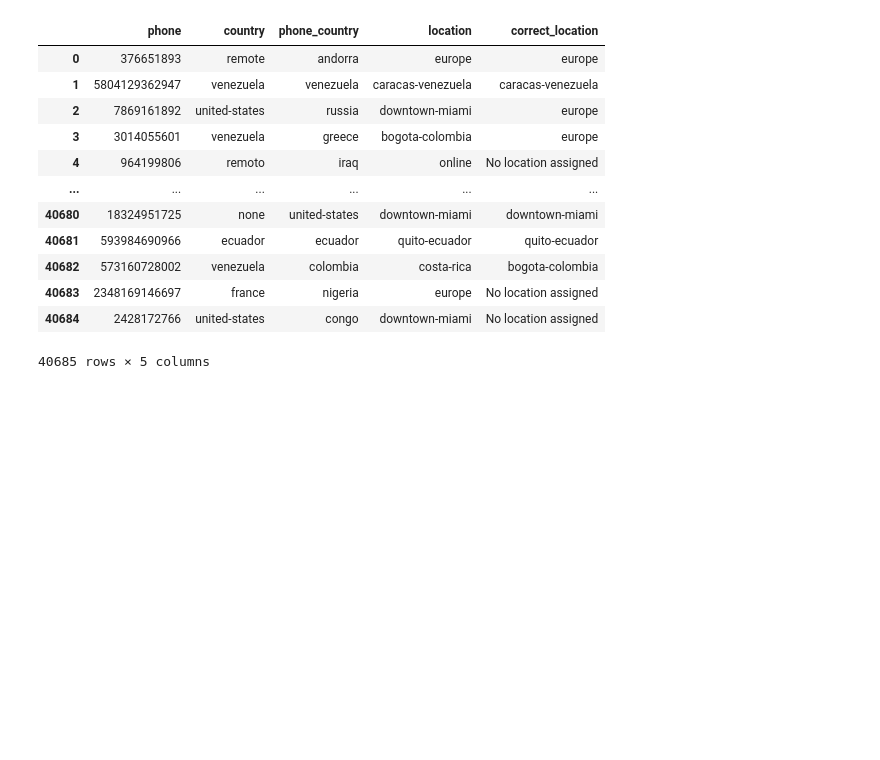
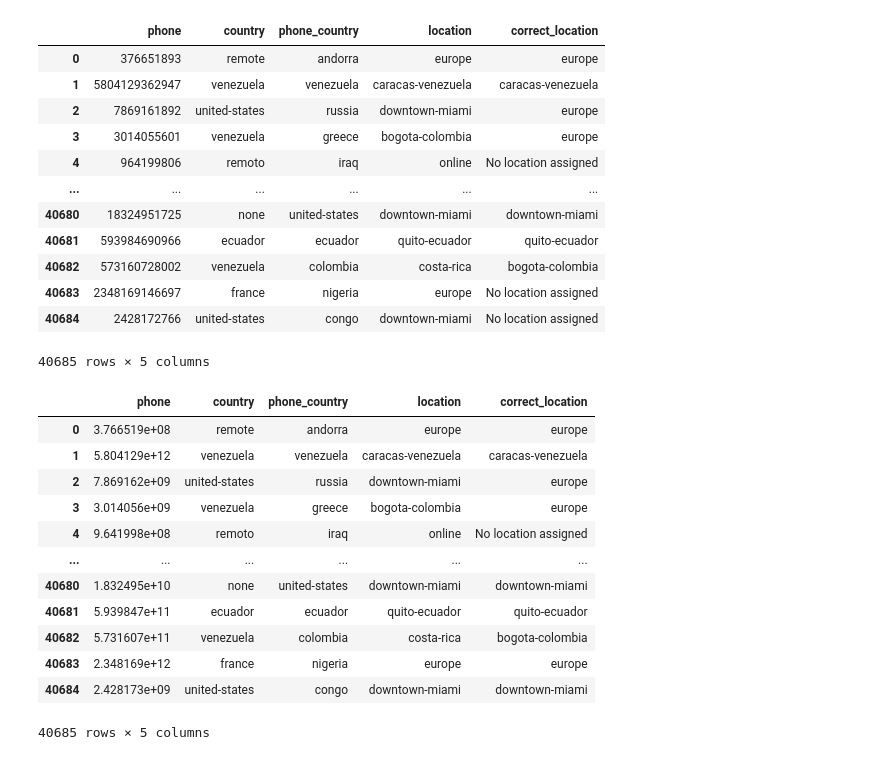
Before and after one commit to 4GeeksAcademy/dataflow, a Jupyter notebook: notebooks/draft_cleaning_notebook.ipynb, the cells around one changed output. Drawn from its saved outputs; the diff is of its cells as text; code cells hidden in the pictures; blank space fills up the shorter version.

```diff
--- a/notebooks/draft_cleaning_notebook.ipynb
+++ b/notebooks/draft_cleaning_notebook.ipynb
@@ -948,3 +948,21 @@ data[['phone','country','phone_country','location','correct_location']]
 | 40683 | 2348169146697 | france | nigeria | europe | No location assigned |
 | 40684 | 2428172766 | united-states | congo | downtown-miami | No location assigned |
 40685 rows × 5 columns
+# %%
+data2 = pd.read_csv('../output/output_file.csv')
+# %%
+data2[['phone','country','phone_country','location','correct_location']]
+# %% [output]
+|  | phone | country | phone_country | location | correct_location |
+| 0 | 3.766519e+08 | remote | andorra | europe | europe |
+| 1 | 5.804129e+12 | venezuela | venezuela | caracas-venezuela | caracas-venezuela |
+| 2 | 7.869162e+09 | united-states | russia | downtown-miami | europe |
+| 3 | 3.014056e+09 | venezuela | greece | bogota-colombia | europe |
+| 4 | 9.641998e+08 | remoto | iraq | online | No location assigned |
+| ... | ... | ... | ... | ... | ... |
+| 40680 | 1.832495e+10 | none | united-states | downtown-miami | downtown-miami |
+| 40681 | 5.939847e+11 | ecuador | ecuador | quito-ecuador | quito-ecuador |
+| 40682 | 5.731607e+11 | venezuela | colombia | costa-rica | bogota-colombia |
+| 40683 | 2.348169e+12 | france | nigeria | europe | europe |
+| 40684 | 2.428173e+09 | united-states | congo | downtown-miami | downtown-miami |
+40685 rows × 5 columns
```
Also changed, not shown: 4 other files.
